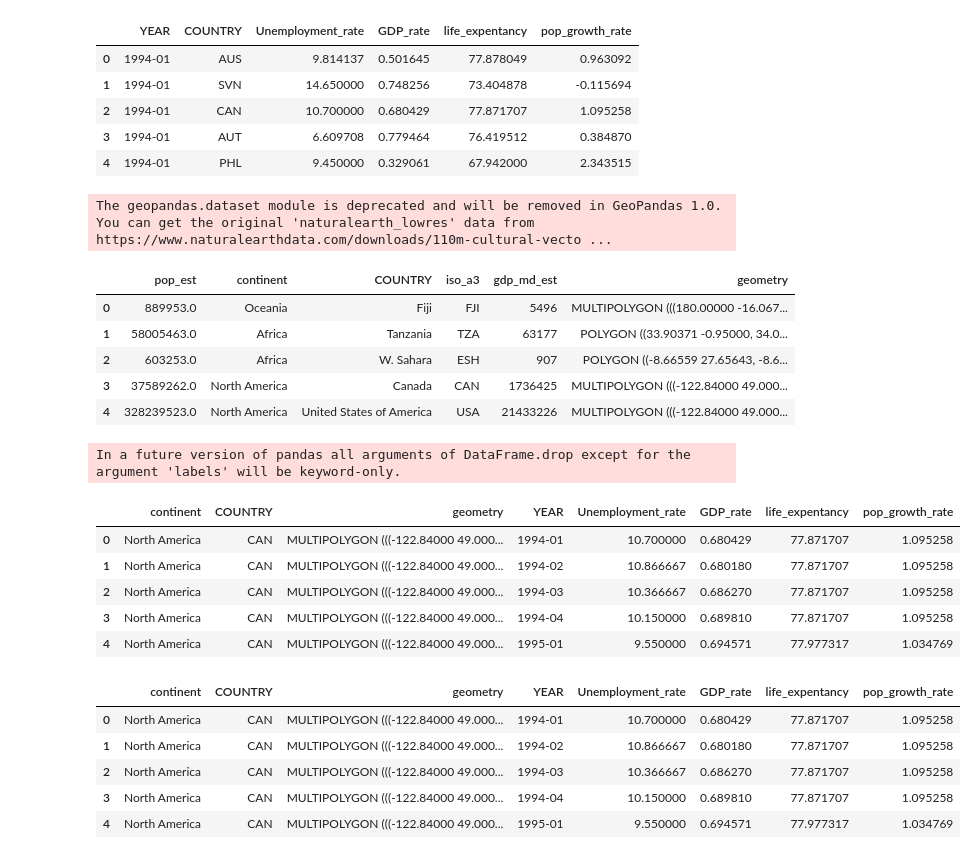
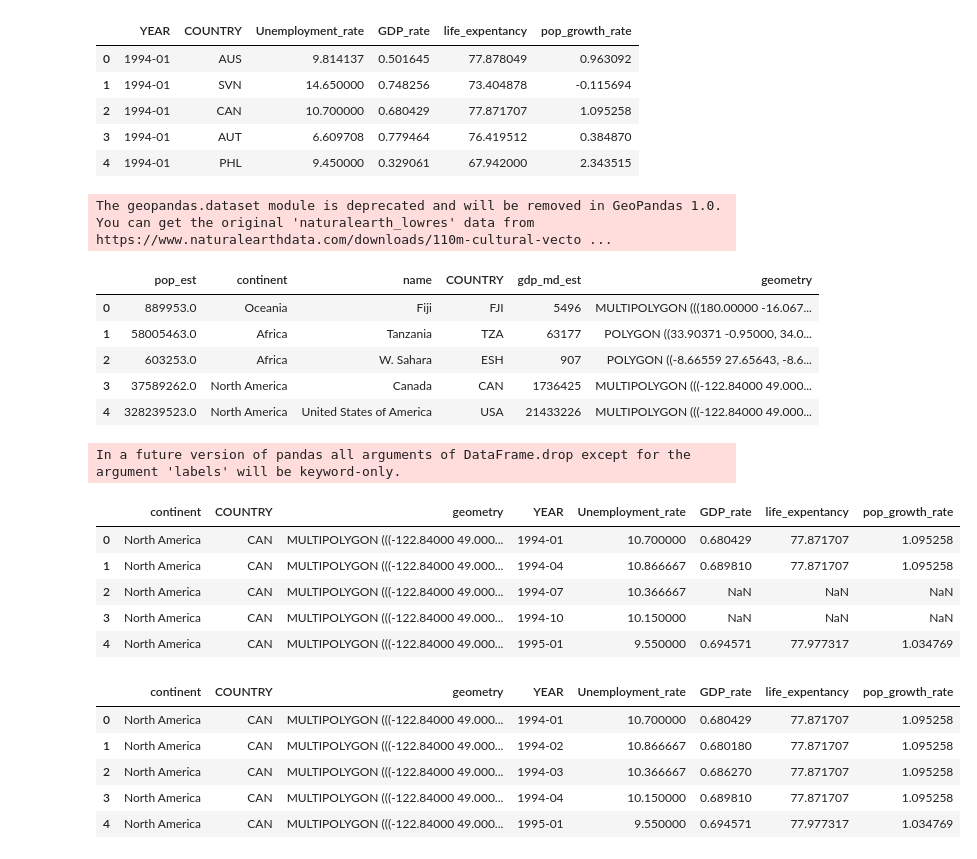
Before and after one commit to Marimar4/Projet-Python, a Jupyter notebook: monmodule/EDA.ipynb, the cells around one changed output. Cells and saved outputs as stored; diff of their text form; code cells hidden in the pictures.

```diff
--- a/monmodule/EDA.ipynb
+++ b/monmodule/EDA.ipynb
@@ -15,6 +30,6 @@ reload(d)
 # %%
 #Importer de la base de données
-df = d.pd.read_csv("../final_data.csv")
+df = d.pd.read_csv("./bases/final_data.csv")
 df.head()
 # %% [output]
 |  | YEAR | COUNTRY | Unemployment_rate | GDP_rate | life_expentancy | pop_growth_rate |
@@ -26,11 +41,13 @@ df.head()
 # %%
 # Telecharger le shapefile
 world = d.gpd.read_file(d.gpd.datasets.get_path('naturalearth_lowres'))
-world=world.rename(columns={'name': 'COUNTRY'})
+world=world.rename(columns={'iso_a3': 'COUNTRY'})
+# Transformation
+world.to_crs('EPSG:4326') # Transformer les coordonnées géographiques en coordonnées projetées.
 world.head()
 # %% [output]
 The geopandas.dataset module is deprecated and will be removed in GeoPandas 1.0. You can get the original 'naturalearth_lowres' data from https://www.naturalearthdata.com/downloads/110m-cultural-vecto ...
-|  | pop_est | continent | COUNTRY | iso_a3 | gdp_md_est | geometry |
+|  | pop_est | continent | name | COUNTRY | gdp_md_est | geometry |
 | 0 | 889953.0 | Oceania | Fiji | FJI | 5496 | MULTIPOLYGON (((180.00000 -16.067... |
 | 1 | 58005463.0 | Africa | Tanzania | TZA | 63177 | POLYGON ((33.90371 -0.95000, 34.0... |
 | 2 | 603253.0 | Africa | W. Sahara | ESH | 907 | POLYGON ((-8.66559 27.65643, -8.6... |
@@ -39,19 +56,17 @@ The geopandas.dataset module is deprecated and will be removed in GeoPandas 1.0.
 # %%
 #selectioner certaines colonnes
 world.drop(world.columns.difference(['geometry','COUNTRY','continent']), 1, inplace=True)
-#Mettre les noms des colonnes en abbreviation
-world['COUNTRY']=d.correct_country_name(world['COUNTRY'])
 # fusionner les deux photos
 world_df = d.pd.merge(world,df, how='inner', on=['COUNTRY'])
 world_df.head(5)
 #world.head()
 # %% [output]
 In a future version of pandas all arguments of DataFrame.drop except for the argument 'labels' will be keyword-only.
 |  | continent | COUNTRY | geometry | YEAR | Unemployment_rate | GDP_rate | life_expentancy | pop_growth_rate |
 | 0 | North America | CAN | MULTIPOLYGON (((-122.84000 49.000... | 1994-01 | 10.700000 | 0.680429 | 77.871707 | 1.095258 |
-| 1 | North America | CAN | MULTIPOLYGON (((-122.84000 49.000... | 1994-02 | 10.866667 | 0.680180 | 77.871707 | 1.095258 |
-| 2 | North America | CAN | MULTIPOLYGON (((-122.84000 49.000... | 1994-03 | 10.366667 | 0.686270 | 77.871707 | 1.095258 |
-| 3 | North America | CAN | MULTIPOLYGON (((-122.84000 49.000... | 1994-04 | 10.150000 | 0.689810 | 77.871707 | 1.095258 |
+| 1 | North America | CAN | MULTIPOLYGON (((-122.84000 49.000... | 1994-04 | 10.866667 | 0.689810 | 77.871707 | 1.095258 |
+| 2 | North America | CAN | MULTIPOLYGON (((-122.84000 49.000... | 1994-07 | 10.366667 | NaN | NaN | NaN |
+| 3 | North America | CAN | MULTIPOLYGON (((-122.84000 49.000... | 1994-10 | 10.150000 | NaN | NaN | NaN |
 | 4 | North America | CAN | MULTIPOLYGON (((-122.84000 49.000... | 1995-01 | 9.550000 | 0.694571 | 77.977317 | 1.034769 |
 # %%
 world_df.head()
```
Also changed, not shown: parts of 7 cells of this notebook.
